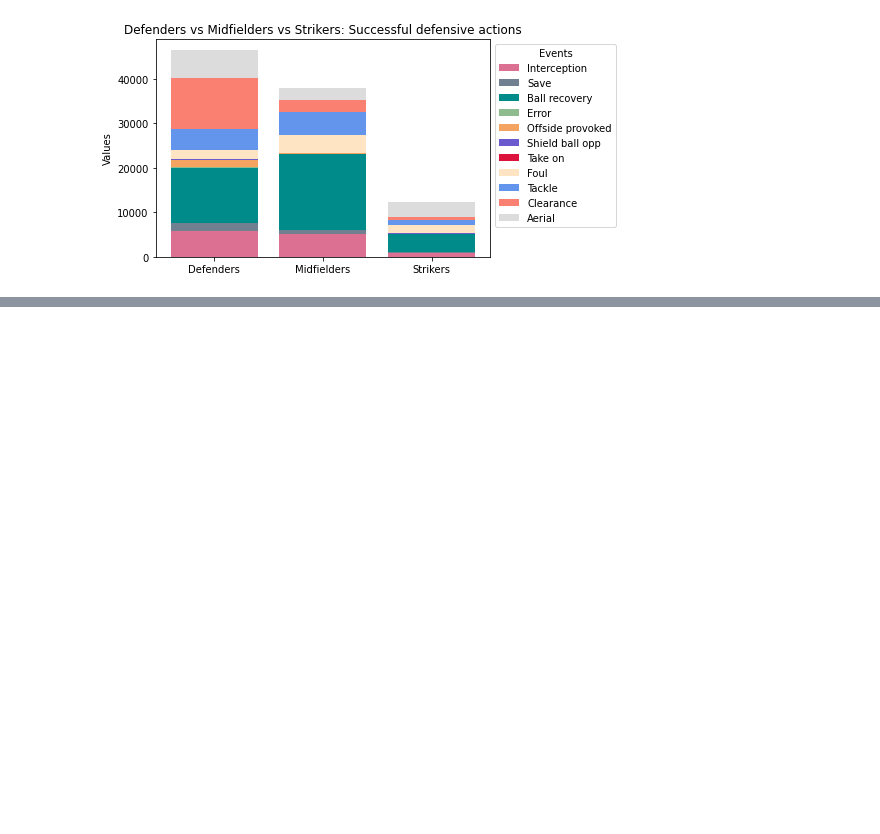
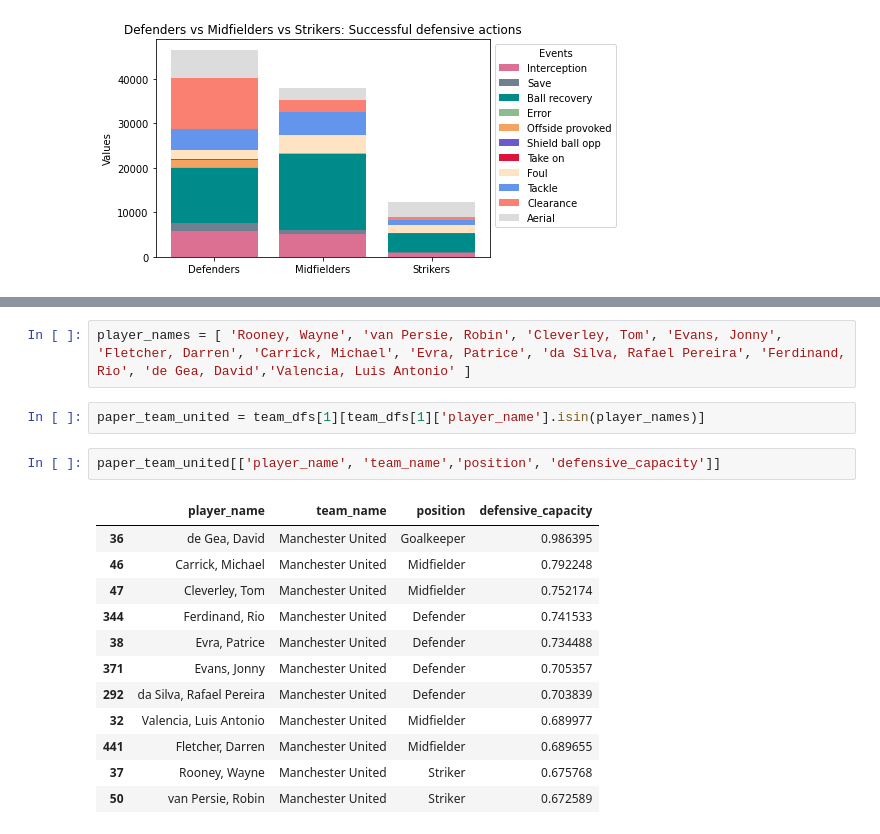
Before and after one commit to luisalawson/proyecto-TD8, a Jupyter notebook: DefensiveCapacity.ipynb, the cells around one changed output, grey strips where cells are left out. Saved outputs shown, nothing was run; the diff lists cells and outputs as text; blank space fills up the shorter version.

```diff
--- a/DefensiveCapacity.ipynb
+++ b/DefensiveCapacity.ipynb
@@ -211,0 +208,19 @@ plt.show()
+# %%
+player_names = [ 'Rooney, Wayne', 'van Persie, Robin', 'Cleverley, Tom', 'Evans, Jonny', 'Fletcher, Darren', 'Carrick, Michael', 'Evra, Patrice', 'da Silva, Rafael Pereira', 'Ferdinand, Rio', 'de Gea, David','Valencia, Luis Antonio' ]
+# %%
+paper_team_united = team_dfs[1][team_dfs[1]['player_name'].isin(player_names)]
+# %%
+paper_team_united[['player_name', 'team_name','position', 'defensive_capacity']]
+# %% [output]
+|  | player_name | team_name | position | defensive_capacity |
+| 36 | de Gea, David | Manchester United | Goalkeeper | 0.986395 |
+| 46 | Carrick, Michael | Manchester United | Midfielder | 0.792248 |
+| 47 | Cleverley, Tom | Manchester United | Midfielder | 0.752174 |
+| 344 | Ferdinand, Rio | Manchester United | Defender | 0.741533 |
+| 38 | Evra, Patrice | Manchester United | Defender | 0.734488 |
+| 371 | Evans, Jonny | Manchester United | Defender | 0.705357 |
+| 292 | da Silva, Rafael Pereira | Manchester United | Defender | 0.703839 |
+| 32 | Valencia, Luis Antonio | Manchester United | Midfielder | 0.689977 |
+| 441 | Fletcher, Darren | Manchester United | Midfielder | 0.689655 |
+| 37 | Rooney, Wayne | Manchester United | Striker | 0.675768 |
+| 50 | van Persie, Robin | Manchester United | Striker | 0.672589 |
```
Also changed, not shown: parts of 5 cells of this notebook.
